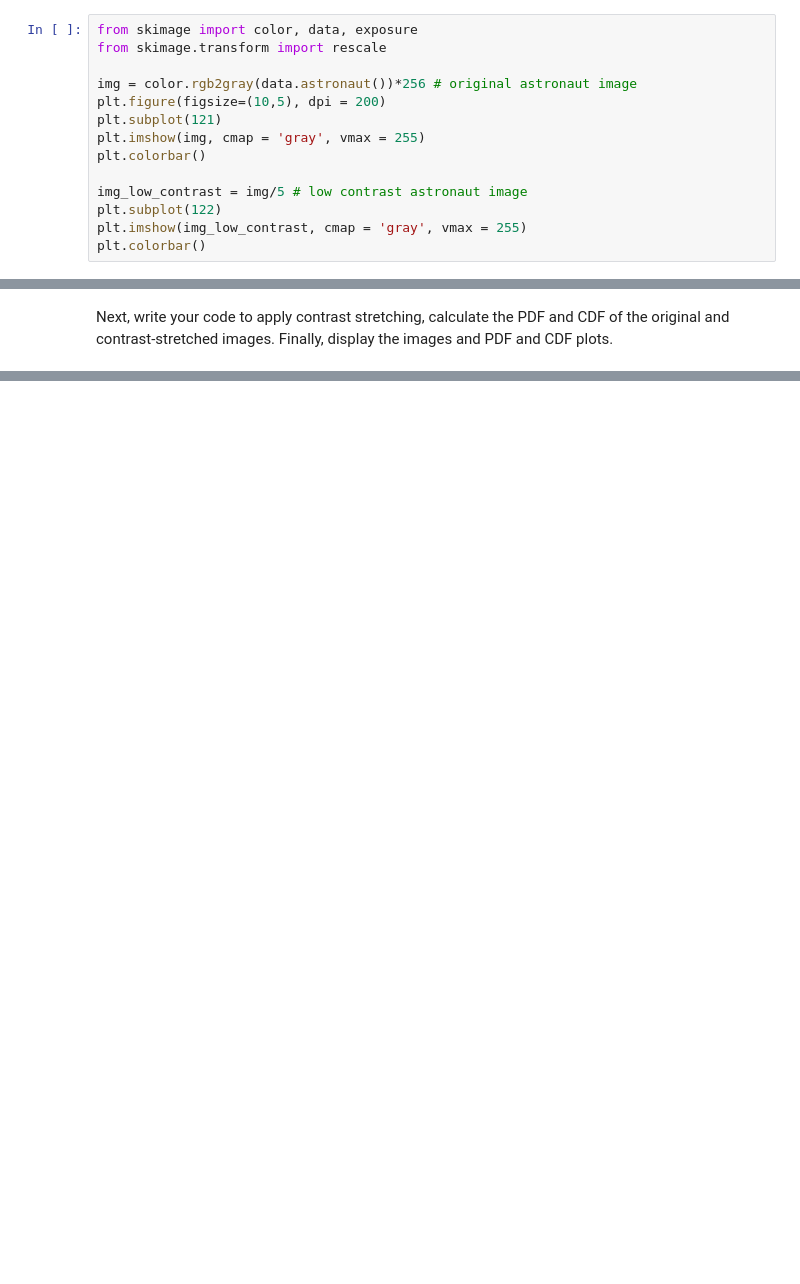
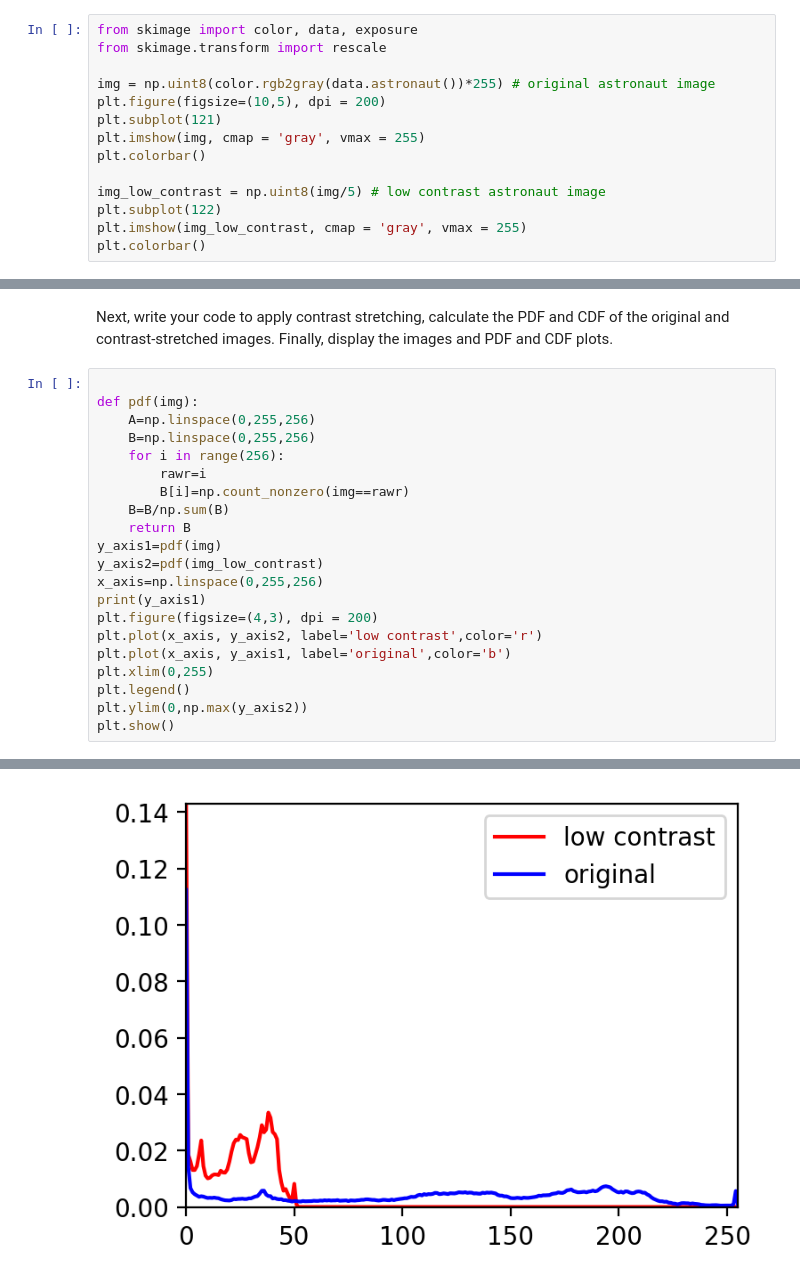
Before and after one commit to Jmabenojar/157_Abenojar, a Jupyter notebook: Module B/LabAssignment1/AP157_lab_assignment_B1.ipynb, the cells around one changed output, grey strips where cells are left out. Drawn from its saved outputs; the diff is of its cells as text; blank space fills up the shorter version.

```diff
--- a/Module B/LabAssignment1/AP157_lab_assignment_B1.ipynb
+++ b/Module B/LabAssignment1/AP157_lab_assignment_B1.ipynb
@@ -175,13 +185,13 @@ First step is to load the image-- available from the scikit-image (skimage) libr
 from skimage import color, data, exposure
 from skimage.transform import rescale
 
-img = color.rgb2gray(data.astronaut())*256 # original astronaut image
+img = np.uint8(color.rgb2gray(data.astronaut())*255) # original astronaut image
 plt.figure(figsize=(10,5), dpi = 200)
 plt.subplot(121)
 plt.imshow(img, cmap = 'gray', vmax = 255)
 plt.colorbar()
 
-img_low_contrast = img/5 # low contrast astronaut image
+img_low_contrast = np.uint8(img/5) # low contrast astronaut image
 plt.subplot(122)
 plt.imshow(img_low_contrast, cmap = 'gray', vmax = 255)
 plt.colorbar()
@@ -190,3 +200,25 @@ plt.colorbar()
 [figure]
 # %% [markdown]
 Next, write your code to apply contrast stretching, calculate the PDF and CDF of the original and contrast-stretched images. Finally, display the images and PDF and CDF plots.
+# %%
+
+def pdf(img):
+    A=np.linspace(0,255,256)
+    B=np.linspace(0,255,256)
+    for i in range(256):
+        rawr=i
+        B[i]=np.count_nonzero(img==rawr)
+    B=B/np.sum(B)
+    return B
+y_axis1=pdf(img)
+y_axis2=pdf(img_low_contrast)
+x_axis=np.linspace(0,255,256)
+print(y_axis1)
+plt.figure(figsize=(4,3), dpi = 200)
+plt.plot(x_axis, y_axis2, label='low contrast',color='r')
+plt.plot(x_axis, y_axis1, label='original',color='b')
+plt.xlim(0,255)
+plt.legend()
+plt.ylim(0,np.max(y_axis2))
+plt.show()
+# %% [output]
@@ -192,0 +242 @@ Next, write your code to apply contrast stretching, calculate the PDF and CDF of
+[figure, added]
```
Also changed, not shown: parts of 6 cells of this notebook, 1 other file.
